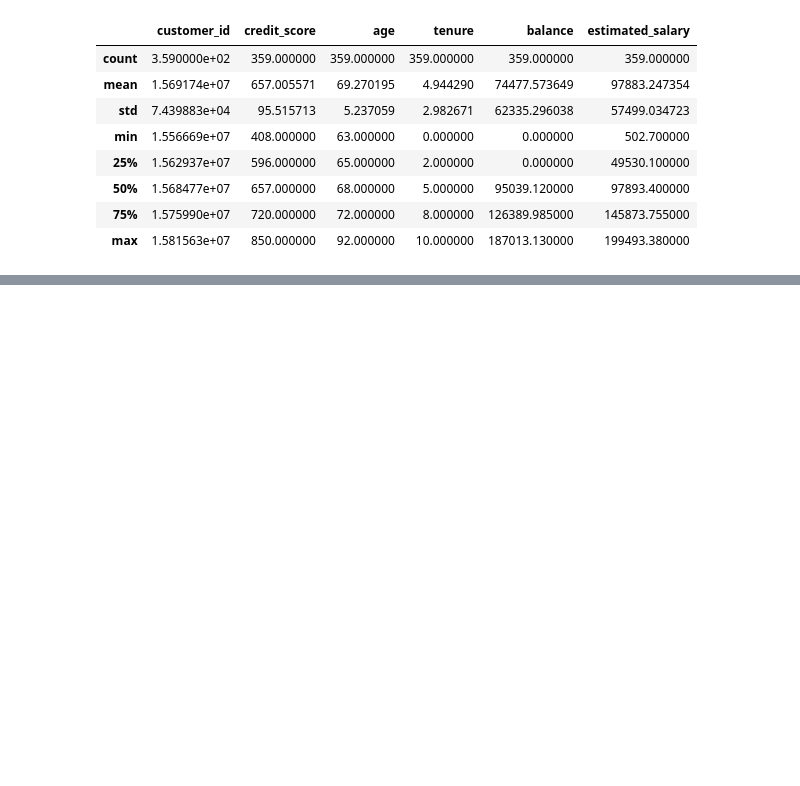
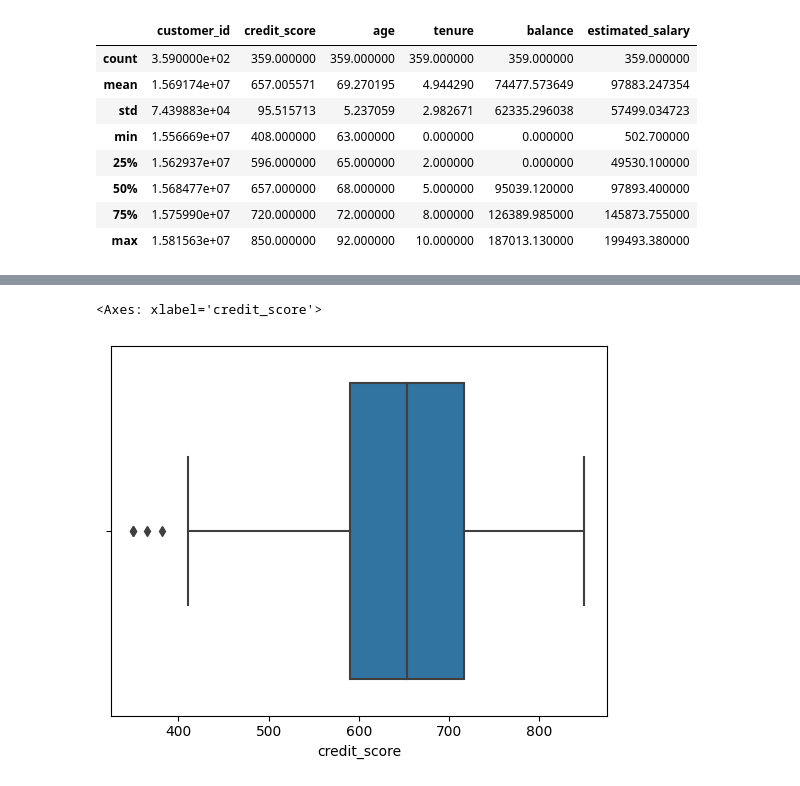
Before and after one commit to Shweta-singh-davv/python-data-science, a Jupyter notebook: bank_customer_churn.ipynb, the cells around one changed output, grey strips where cells are left out. Saved outputs shown, nothing was run; the diff lists cells and outputs as text; code cells hidden in the pictures; blank space fills up the shorter version.

```diff
--- a/bank_customer_churn.ipynb
+++ b/bank_customer_churn.ipynb
@@ -195,0 +212,3 @@ customer_age_anamoly.describe()
+# %%
+tenure_zero=bank_customer[bank_customer.tenure==0]
+tenure_zero
@@ -195,0 +229,7 @@ customer_age_anamoly.describe()
+# %%
+# credit_score distribution within tenure zero customers
+sns.boxplot(x='credit_score',data=tenure_zero)
+# 75 percent customers have credit_score 600 and above
+# %% [output]
+<Axes: xlabel='credit_score'>
+[figure, added]
```
Also changed, not shown: parts of 5 cells of this notebook.
